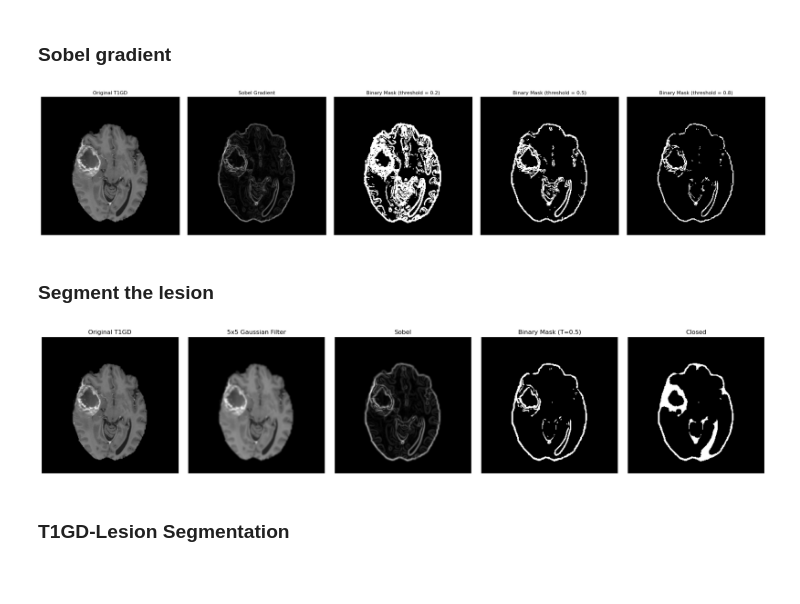
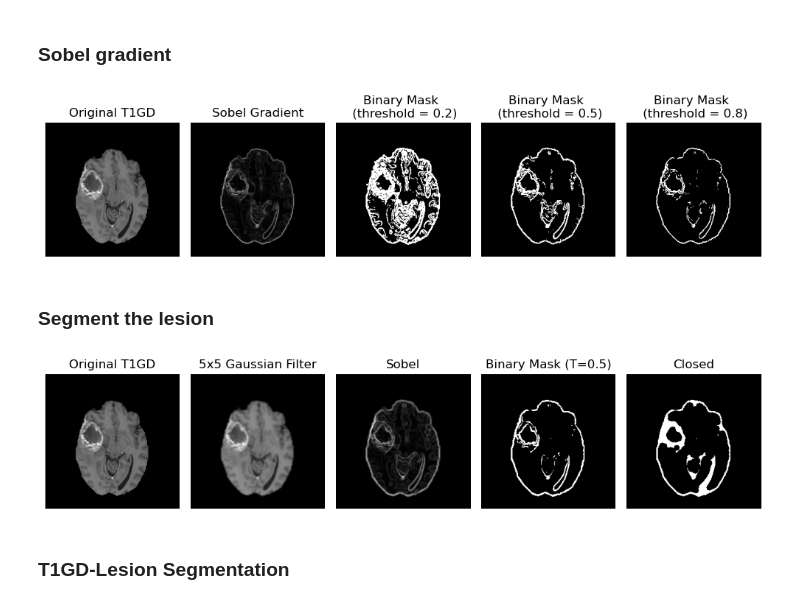
Before and after one commit to ZhengLi-04/BIP-Lab5-ImageSegmentation, a Jupyter notebook: lab5.ipynb, the cells around one changed output. Saved outputs shown, nothing was run; the diff lists cells and outputs as text; code cells hidden in the pictures; blank space fills up the shorter version.

```diff
--- a/lab5.ipynb
+++ b/lab5.ipynb
@@ -19,7 +19,7 @@ try:
     t2w_data = (t2w_data - np.min(t2w_data)) / (np.max(t2w_data) - np.min(t2w_data))
 
     # 绘制图像
-    fig, axes = plt.subplots(1, 2, figsize=(10, 5))
+    fig, axes = plt.subplots(1, 2, figsize=(5, 5))
 
     axes[0].imshow(t1gd_data, cmap='gray')
     axes[0].set_title('T1GD MRI Image')
@@ -65,36 +65,36 @@ gradient_x = ndimage.convolve(t1gd_data.astype(float), sobel_x)
 gradient_y = ndimage.convolve(t1gd_data.astype(float), sobel_y)
 
 # 计算梯度幅值
 gradient_magnitude = np.sqrt(gradient_x**2 + gradient_y**2)
 
 # 定义不同的阈值
 T_values = [0.2, 0.5, 0.8]
 
 # 创建包含五张子图的画布
-fig, axes = plt.subplots(1, 5, figsize=(25, 5))
+fig, axes = plt.subplots(1, 5, figsize=(10, 5))
 
 # 绘制原始图
 axes[0].imshow(t1gd_data, cmap='gray')
 axes[0].set_title('Original T1GD')
 axes[0].axis('off')
 
 # 绘制梯度计算结果图
 axes[1].imshow(gradient_magnitude, cmap='gray')
 axes[1].set_title('Sobel Gradient')
 axes[1].axis('off')
 
 # 绘制不同阈值的二值掩码图
 for i, T in enumerate(T_values):
     # 生成二值掩码
     binary_mask = (gradient_magnitude > T).astype(np.uint8)
     axes[i + 2].imshow(binary_mask, cmap='gray')
-    axes[i + 2].set_title('Binary Mask (threshold = {})'.format(T))
+    axes[i + 2].set_title('Binary Mask \n (threshold = {})'.format(T))
     axes[i + 2].axis('off')
 
 plt.tight_layout()
 plt.show()
 # %% [output]
-[figure, old version]
+[figure, new version]
 # %% [markdown]
 ### Segment the lesion
 # %%
@@ -133,7 +133,7 @@ labeled_mask = measure.label(closed_mask)
 props = measure.regionprops(labeled_mask)
 
 # 绘制大图
-fig, axes = plt.subplots(1, 5, figsize=(20, 4))
+fig, axes = plt.subplots(1, 5, figsize=(10, 4))
 
 plot_titles = ['Original T1GD', '5x5 Gaussian Filter', 'Sobel', f'Binary Mask (T={T})', 'Closed']
 plot_images = [t1gd_data, smoothed_image, sobel_gradient, binary_mask, closed_mask]
@@ -146,7 +146,7 @@ for ax, img, title in zip(axes, plot_images, plot_titles):
 plt.tight_layout()
 plt.show()
 # %% [output]
-[figure, old version]
+[figure, new version]
 # %% [markdown]
 ### T1GD-Lesion Segmentation
 # %%
```
Also changed, not shown: parts of 15 cells of this notebook, 7 other files.
